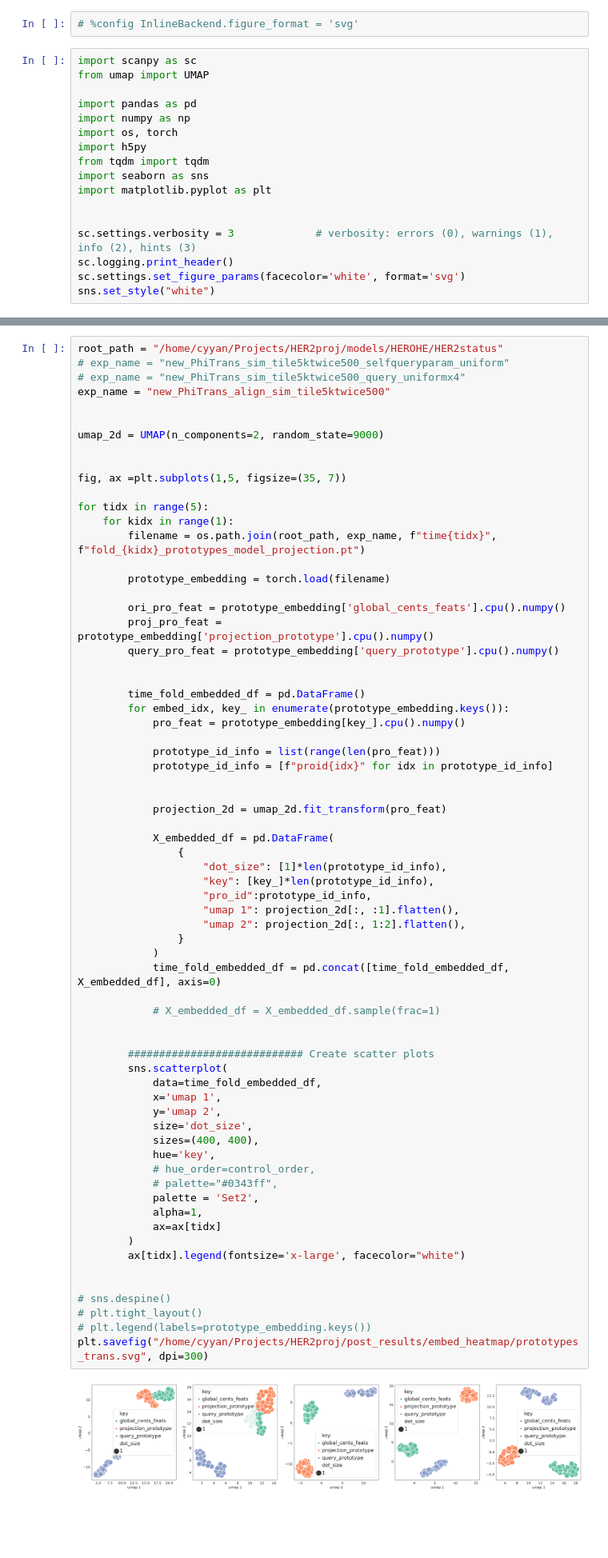
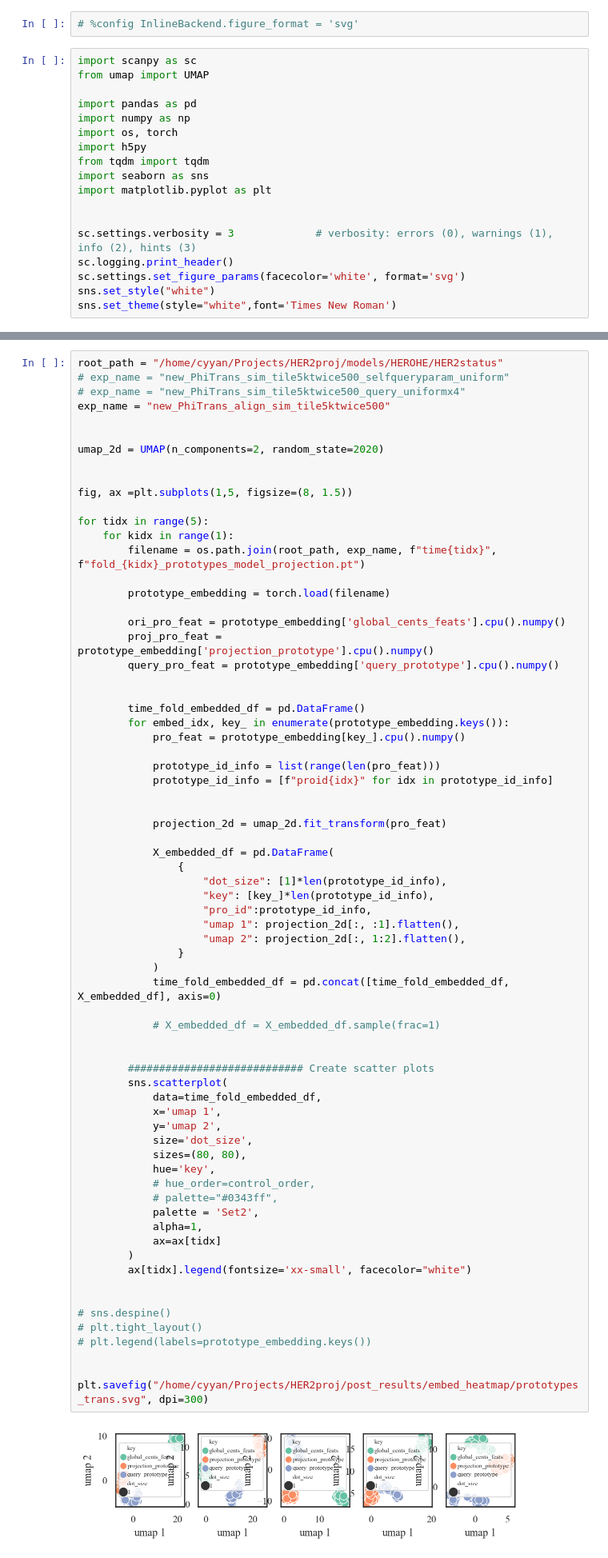
Before and after one commit to gatsby2016/PhiHER2, a Jupyter notebook: post_exp_figs/s7_6_scatterplot_prototype_feats.ipynb, the cells around one changed output, grey strips where cells are left out. Shown: that part at 80% size. Cells and saved outputs as stored; diff of their text form; blank space fills up the shorter version.

```diff
--- a/post_exp_figs/s7_6_scatterplot_prototype_feats.ipynb
+++ b/post_exp_figs/s7_6_scatterplot_prototype_feats.ipynb
@@ -17,6 +17,7 @@ sc.settings.verbosity = 3             # verbosity: errors (0), warnings (1), inf
 sc.logging.print_header()
 sc.settings.set_figure_params(facecolor='white', format='svg')
 sns.set_style("white")
+sns.set_theme(style="white",font='Times New Roman')
 # %% [output]
 scanpy==1.9.6 anndata==0.9.2 umap==0.5.4 numpy==1.24.4 scipy==1.10.1 pandas==1.5.0 scikit-learn==1.3.2 statsmodels==0.14.0 igraph==0.10.8 pynndescent==0.5.10
 # %% [markdown]
@@ -86,10 +87,10 @@ root_path = "/home/cyyan/Projects/HER2proj/models/HEROHE/HER2status"
 exp_name = "new_PhiTrans_align_sim_tile5ktwice500"
 
 
-umap_2d = UMAP(n_components=2, random_state=9000)
+umap_2d = UMAP(n_components=2, random_state=2020)
 
 
-fig, ax =plt.subplots(1,5, figsize=(35, 7))
+fig, ax =plt.subplots(1,5, figsize=(8, 1.5))
 
 for tidx in range(5):
     for kidx in range(1):
@@ -119,36 +120,38 @@ for tidx in range(5):
                     "pro_id":prototype_id_info,
                     "umap 1": projection_2d[:, :1].flatten(),
                     "umap 2": projection_2d[:, 1:2].flatten(),
                 }
             )
             time_fold_embedded_df = pd.concat([time_fold_embedded_df, X_embedded_df], axis=0)
 
             # X_embedded_df = X_embedded_df.sample(frac=1)
 
 
         ############################ Create scatter plots
         sns.scatterplot(
             data=time_fold_embedded_df,
             x='umap 1',
             y='umap 2',
             size='dot_size',
-            sizes=(400, 400),
+            sizes=(80, 80),
             hue='key',
             # hue_order=control_order,
             # palette="#0343ff",
             palette = 'Set2',
             alpha=1,
             ax=ax[tidx]
         )
-        ax[tidx].legend(fontsize='x-large', facecolor="white")
+        ax[tidx].legend(fontsize='xx-small', facecolor="white")
 
 
 # sns.despine()
 # plt.tight_layout()
 # plt.legend(labels=prototype_embedding.keys())
+
+
 plt.savefig("/home/cyyan/Projects/HER2proj/post_results/embed_heatmap/prototypes_trans.svg", dpi=300)
 # %% [output]
-[figure, old version]
+[figure, new version]
 # %%
 root_path = "/home/cyyan/Projects/HER2proj/models/HEROHE/HER2status"
 # exp_name = "new_PhiTrans_sim_tile5ktwice500_selfqueryparam_uniform"
```
Also changed, not shown: parts of 1 cell of this notebook, 9 other files.
